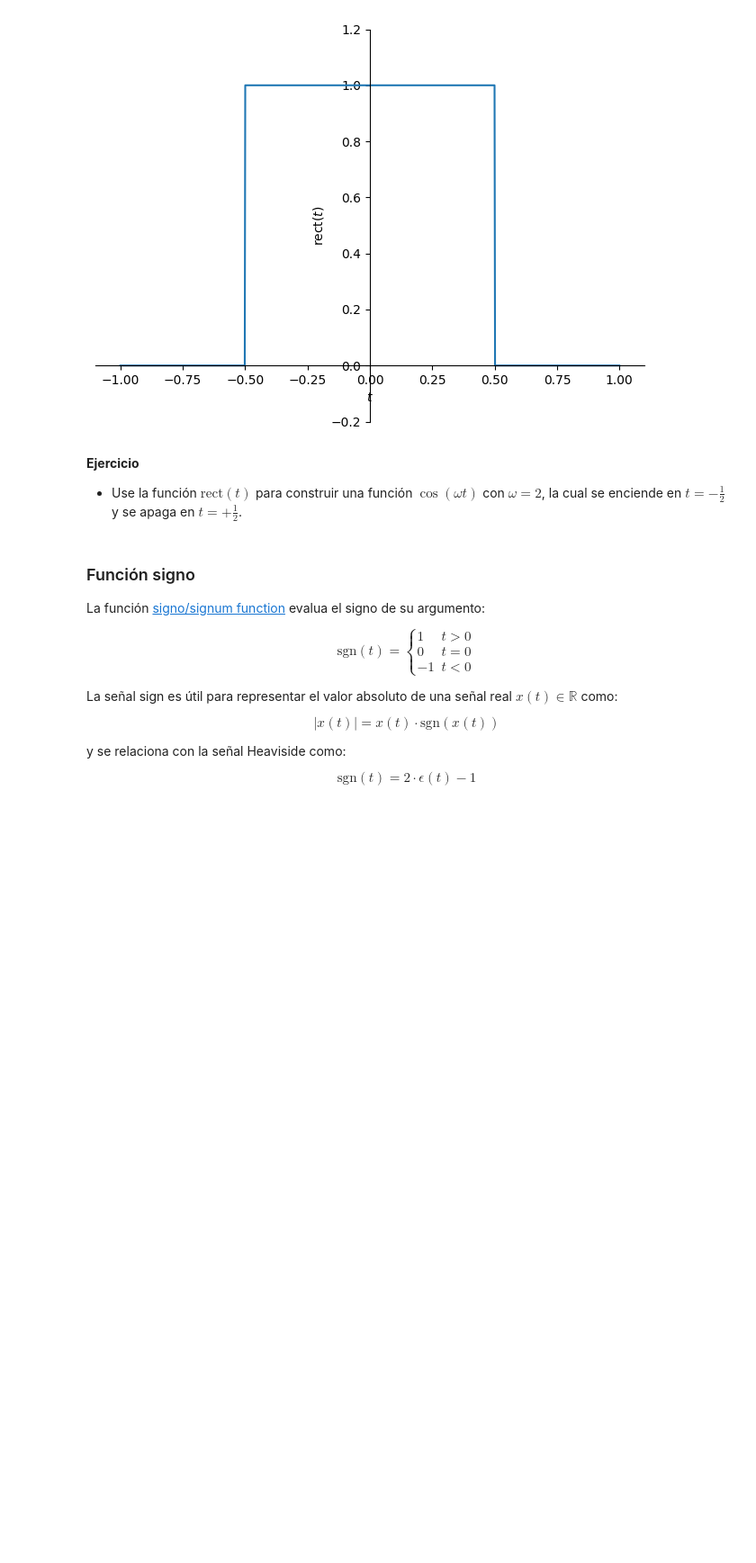
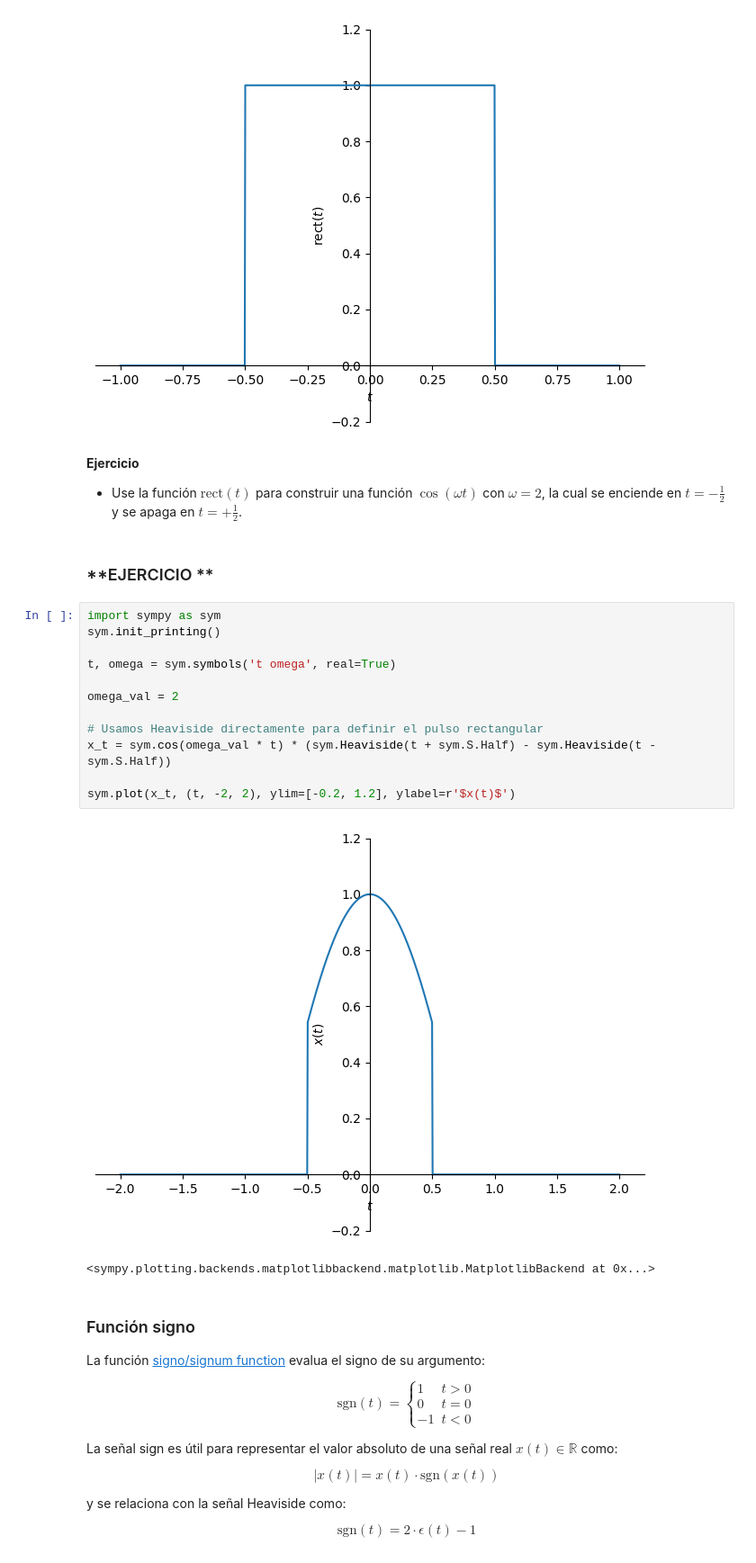
Before and after one commit to juramirezmon/Senales_y_sistemas, a Jupyter notebook: Copia_de_2_S_estandar.ipynb, the cells around one changed output. Shown at 90% size. Drawn from its saved outputs; the diff is of its cells as text; blank space fills up the shorter version.

```diff
--- a/Copia_de_2_S_estandar.ipynb
+++ b/Copia_de_2_S_estandar.ipynb
@@ -296,6 +296,23 @@ sym.plot(rect(t), (t, -1, 1), ylim=[-0.2, 1.2], ylabel=r'rect$(t)$');
 **Ejercicio**
 
 * Use la función $\text{rect}(t)$ para construir una función $\cos(\omega t)$ con $\omega=2$, la cual se enciende en $t=-\frac{1}{2}$ y se apaga en $t=+\frac{1}{2}$.
+# %% [markdown]
+### **EJERCICIO **
+# %%
+import sympy as sym
+sym.init_printing()
+
+t, omega = sym.symbols('t omega', real=True)
+
+omega_val = 2
+
+# Usamos Heaviside directamente para definir el pulso rectangular
+x_t = sym.cos(omega_val * t) * (sym.Heaviside(t + sym.S.Half) - sym.Heaviside(t - sym.S.Half))
+
+sym.plot(x_t, (t, -2, 2), ylim=[-0.2, 1.2], ylabel=r'$x(t)$')
+# %% [output]
+[figure, added]
+<sympy.plotting.backends.matplotlibbackend.matplotlib.MatplotlibBackend at 0x...>
 # %% [markdown]
 ### Función signo
 
```
Also changed, not shown: parts of 8 cells of this notebook.
